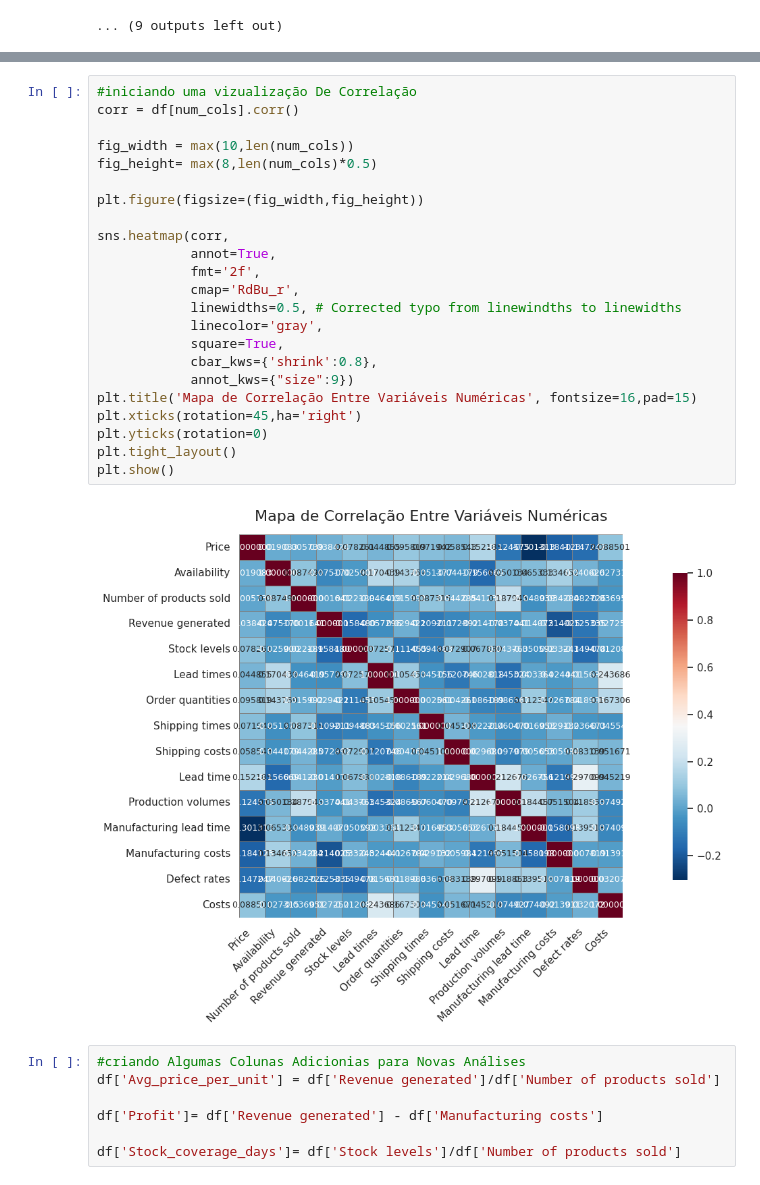
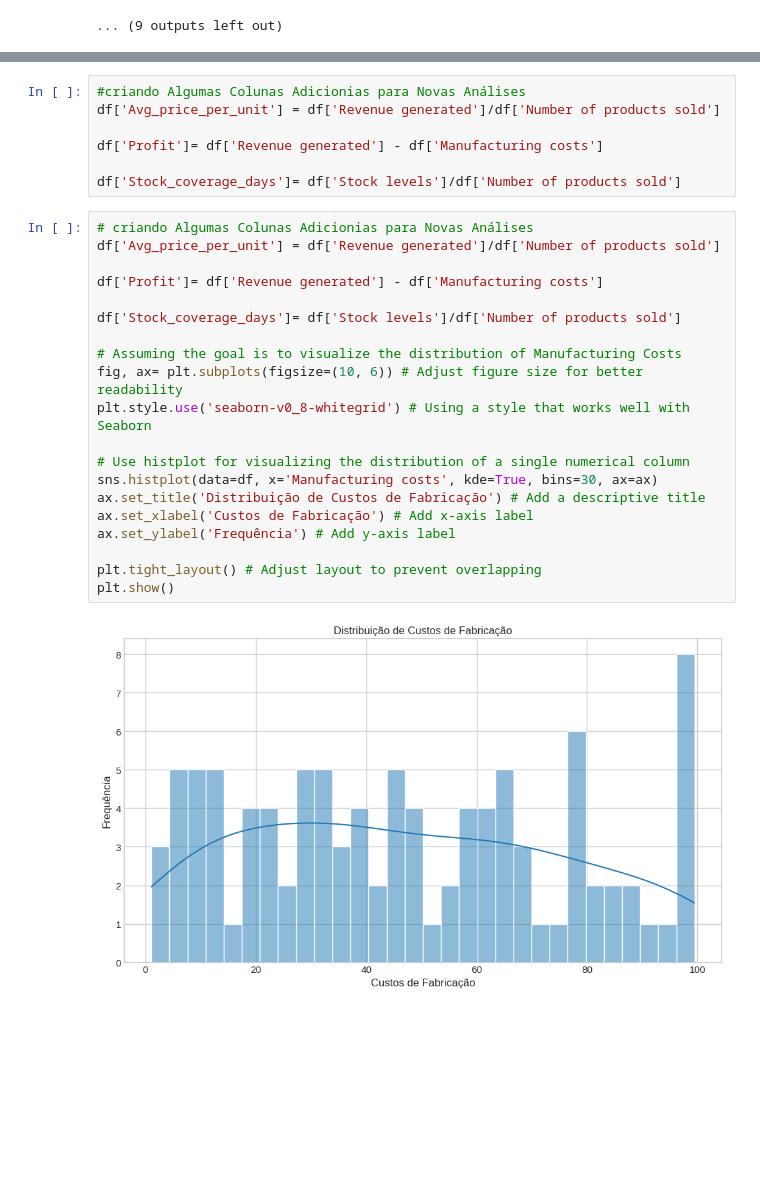
Before and after one commit to Lailson001/-An-lise-Explorat-rio-Completa-Cadeia-de-Suprimentos-Moda-Beleza, a Jupyter notebook: Análise.ipynb, the cells around one changed output, grey strips where cells are left out. Saved outputs shown, nothing was run; the diff lists cells and outputs as text; blank space fills up the shorter version.

```diff
--- a/Análise.ipynb
+++ b/Análise.ipynb
@@ -294,28 +211,3 @@ ValueError: Number of columns must be a positive integer, not Index(['Price', 'A
-# %%
-#iniciando uma vizualização De Correlação
-corr = df[num_cols].corr()
-
-fig_width = max(10,len(num_cols))
-fig_height= max(8,len(num_cols)*0.5)
-
-plt.figure(figsize=(fig_width,fig_height))
-
-sns.heatmap(corr,
-            annot=True,
-            fmt='2f',
-            cmap='RdBu_r',
-            linewidths=0.5, # Corrected typo from linewindths to linewidths
-            linecolor='gray',
-            square=True,
-            cbar_kws={'shrink':0.8},
-            annot_kws={"size":9})
-plt.title('Mapa de Correlação Entre Variáveis Numéricas', fontsize=16,pad=15)
-plt.xticks(rotation=45,ha='right')
-plt.yticks(rotation=0)
-plt.tight_layout()
-plt.show()
-# %% [output]
-[figure, removed]
 # %%
 #criando Algumas Colunas Adicionias para Novas Análises
 df['Avg_price_per_unit'] = df['Revenue generated']/df['Number of products sold']
@@ -323,3 +215,25 @@ df['Avg_price_per_unit'] = df['Revenue generated']/df['Number of products sold']
 df['Profit']= df['Revenue generated'] - df['Manufacturing costs']
 
 df['Stock_coverage_days']= df['Stock levels']/df['Number of products sold']
+# %%
+# criando Algumas Colunas Adicionias para Novas Análises
+df['Avg_price_per_unit'] = df['Revenue generated']/df['Number of products sold']
+
+df['Profit']= df['Revenue generated'] - df['Manufacturing costs']
+
+df['Stock_coverage_days']= df['Stock levels']/df['Number of products sold']
+
+# Assuming the goal is to visualize the distribution of Manufacturing Costs
+fig, ax= plt.subplots(figsize=(10, 6)) # Adjust figure size for better readability
+plt.style.use('seaborn-v0_8-whitegrid') # Using a style that works well with Seaborn
+
+# Use histplot for visualizing the distribution of a single numerical column
+sns.histplot(data=df, x='Manufacturing costs', kde=True, bins=30, ax=ax)
+ax.set_title('Distribuição de Custos de Fabricação') # Add a descriptive title
+ax.set_xlabel('Custos de Fabricação') # Add x-axis label
+ax.set_ylabel('Frequência') # Add y-axis label
+
+plt.tight_layout() # Adjust layout to prevent overlapping
+plt.show()
+# %% [output]
+[figure, added]
```
Also changed, not shown: parts of 3 cells of this notebook.
